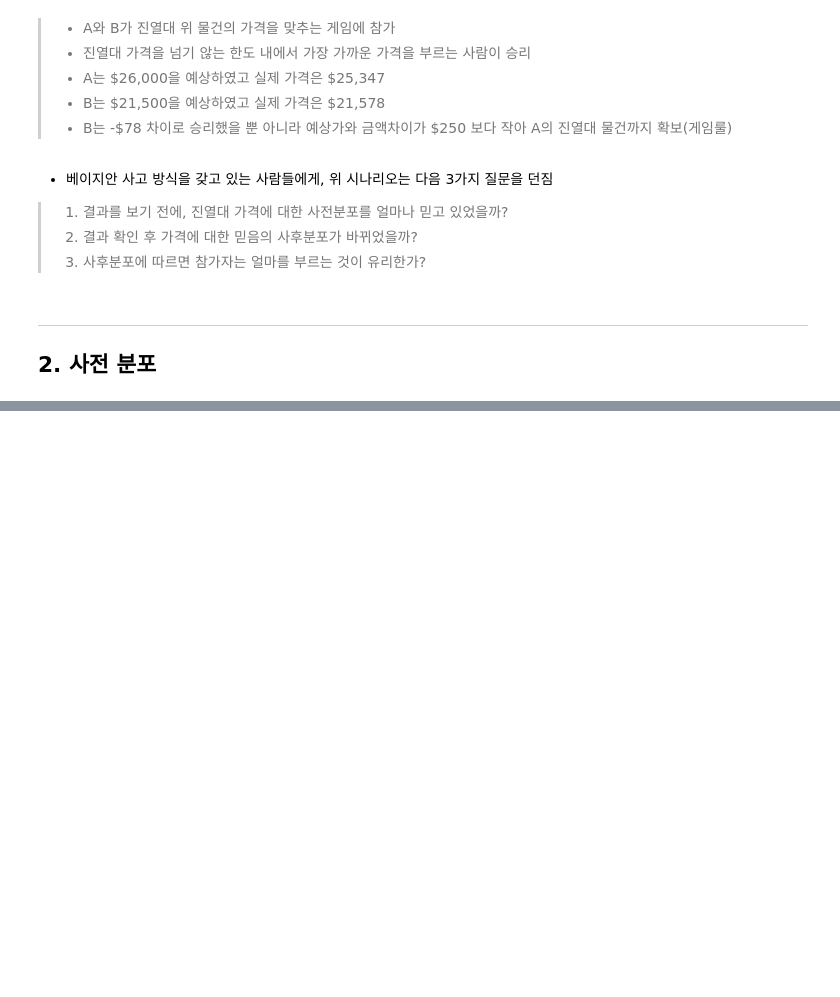
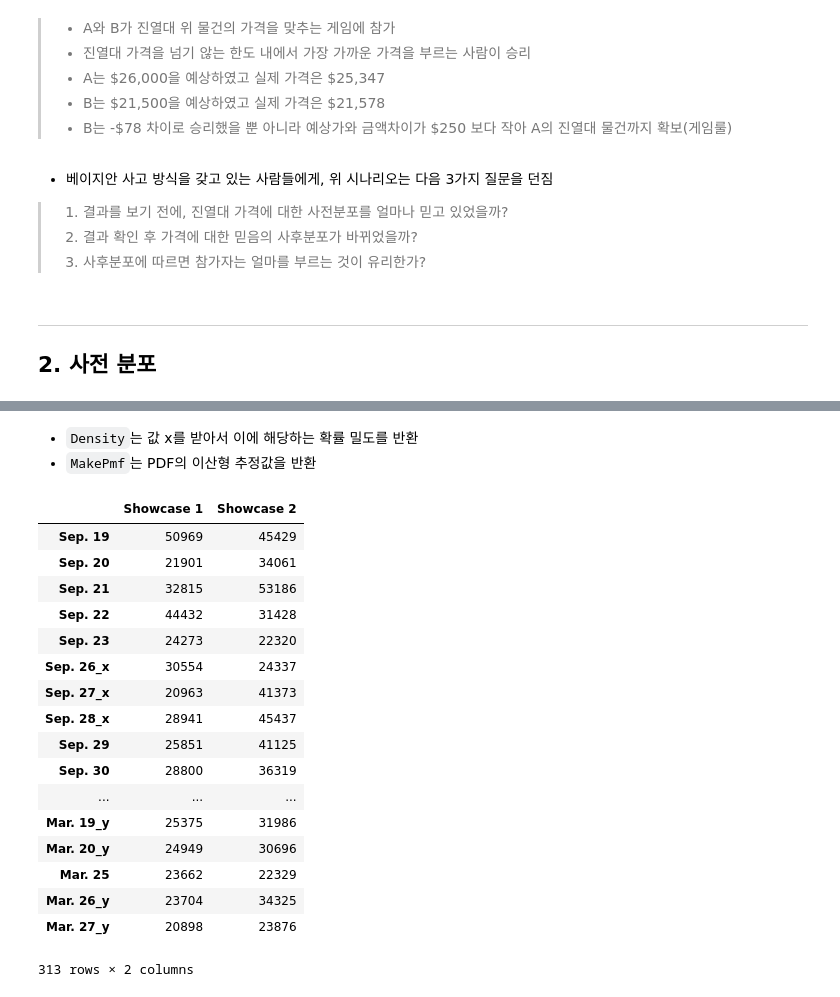
Before and after one commit to kookoowaa/Algorithms, a Jupyter notebook: Bayesian_approach/06 Decision analysis.ipynb, the cells around one changed output, grey strips where cells are left out. Drawn from its saved outputs; the diff is of its cells as text; code cells hidden in the pictures; blank space fills up the shorter version.

```diff
--- a/Bayesian_approach/06 Decision analysis.ipynb
+++ b/Bayesian_approach/06 Decision analysis.ipynb
@@ -28,0 +85,24 @@ ___
+# %% [markdown]
+- `Density`는 값 x를 받아서 이에 해당하는 확률 밀도를 반환
+- `MakePmf`는 PDF의 이산형 추정값을 반환
+# %%
+biddings
+# %% [output]
+|  | Showcase 1 | Showcase 2 |
+| Sep. 19 | 50969 | 45429 |
+| Sep. 20 | 21901 | 34061 |
+| Sep. 21 | 32815 | 53186 |
+| Sep. 22 | 44432 | 31428 |
+| Sep. 23 | 24273 | 22320 |
+| Sep. 26_x | 30554 | 24337 |
+| Sep. 27_x | 20963 | 41373 |
+| Sep. 28_x | 28941 | 45437 |
+| Sep. 29 | 25851 | 41125 |
+| Sep. 30 | 28800 | 36319 |
+| ... | ... | ... |
+| Mar. 19_y | 25375 | 31986 |
+| Mar. 20_y | 24949 | 30696 |
+| Mar. 25 | 23662 | 22329 |
+| Mar. 26_y | 23704 | 34325 |
+| Mar. 27_y | 20898 | 23876 |
+313 rows × 2 columns
```
Also changed, not shown: parts of 9 cells of this notebook.
